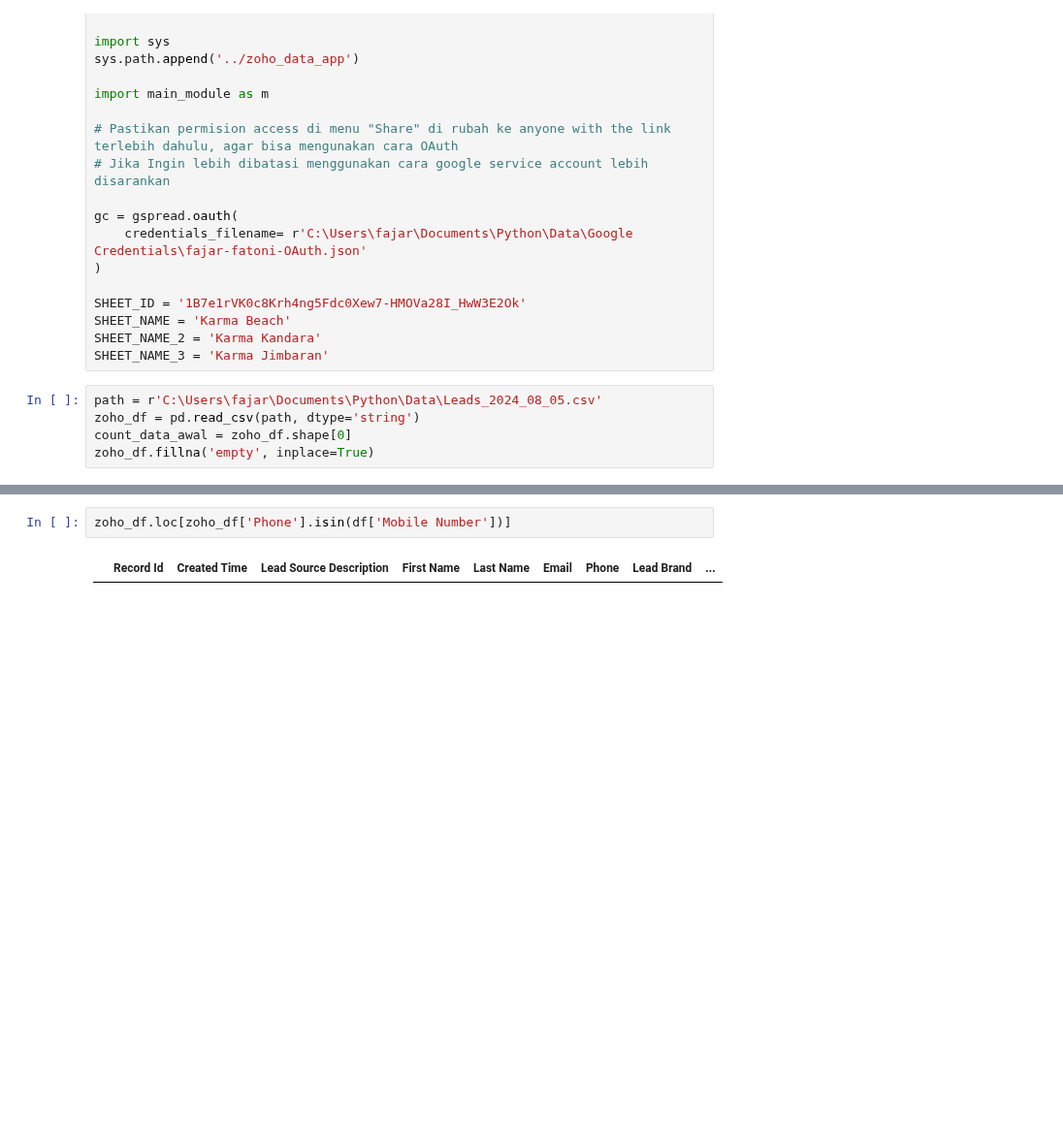
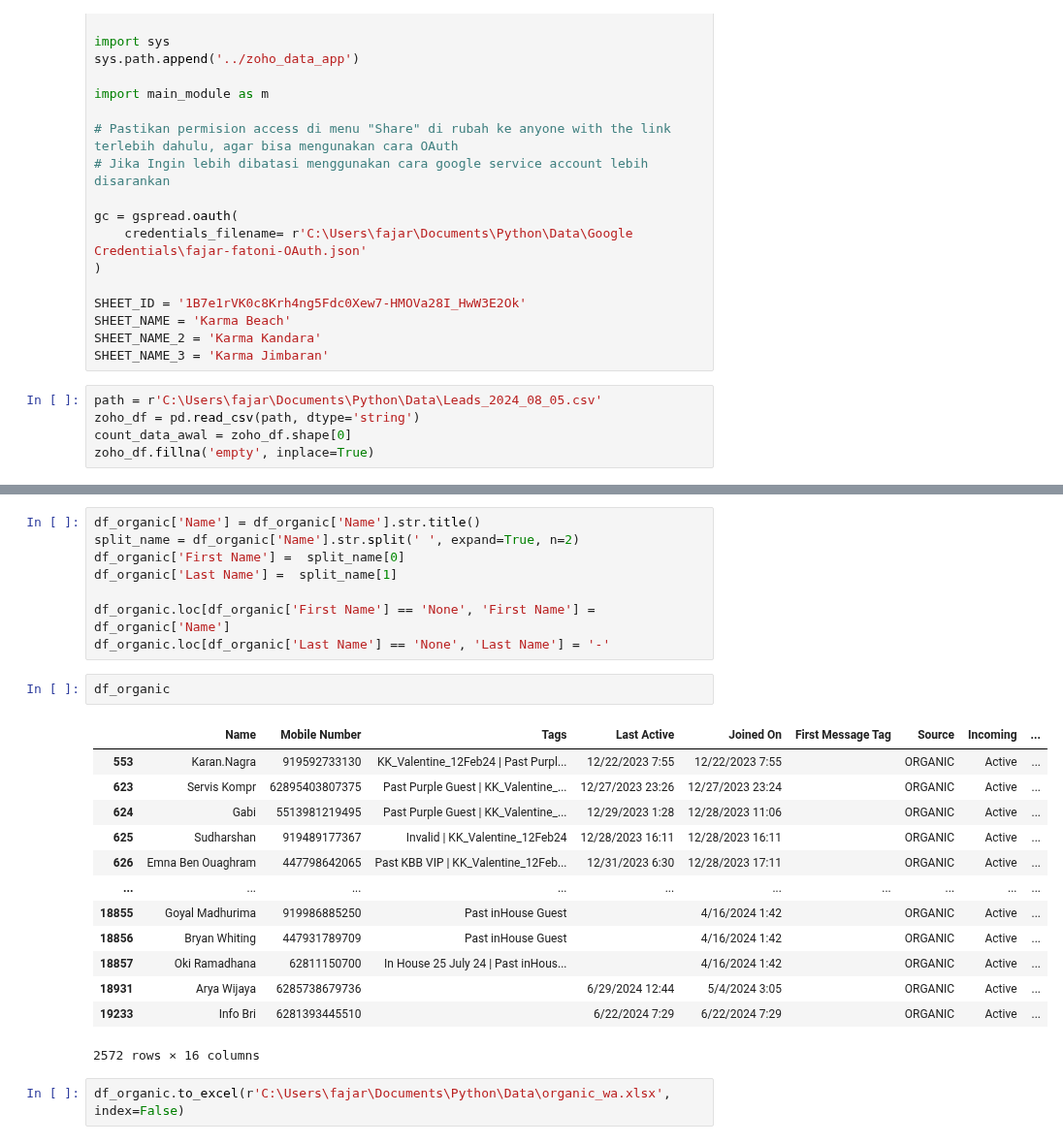
Before and after one commit to fajarfat1195/python.github.io, a Jupyter notebook: gsheet_app/gsheet_app_oauth_client copy.ipynb, the cells around one changed output, grey strips where cells are left out. Shown at 97% size. Saved outputs shown, nothing was run; the diff lists cells and outputs as text; blank space fills up the shorter version.

```diff
--- a/gsheet_app/gsheet_app_oauth_client copy.ipynb
+++ b/gsheet_app/gsheet_app_oauth_client copy.ipynb
@@ -160,4 +101,26 @@ zoho_df
-# %%
-zoho_df.loc[zoho_df['Phone'].isin(df['Mobile Number'])]
-# %% [output]
-|  | Record Id | Created Time | Lead Source Description | First Name | Last Name | Email | Phone | Lead Brand | ... |
+# %%
+df_organic['Name'] = df_organic['Name'].str.title()
+split_name = df_organic['Name'].str.split(' ', expand=True, n=2)
+df_organic['First Name'] =  split_name[0]
+df_organic['Last Name'] =  split_name[1]
+
+df_organic.loc[df_organic['First Name'] == 'None', 'First Name'] = df_organic['Name']
+df_organic.loc[df_organic['Last Name'] == 'None', 'Last Name'] = '-'
+# %%
+df_organic
+# %% [output]
+|  | Name | Mobile Number | Tags | Last Active | Joined On | First Message Tag | Source | Incoming | ... |
+| 553 | Karan.Nagra | 919592733130 | KK_Valentine_12Feb24 | Past Purpl... | 12/22/2023 7:55 | 12/22/2023 7:55 |  | ORGANIC | Active | ... |
+| 623 | Servis Kompr | 62895403807375 | Past Purple Guest | KK_Valentine_... | 12/27/2023 23:26 | 12/27/2023 23:24 |  | ORGANIC | Active | ... |
+| 624 | Gabi | 5513981219495 | Past Purple Guest | KK_Valentine_... | 12/29/2023 1:28 | 12/28/2023 11:06 |  | ORGANIC | Active | ... |
+| 625 | Sudharshan | 919489177367 | Invalid | KK_Valentine_12Feb24 | 12/28/2023 16:11 | 12/28/2023 16:11 |  | ORGANIC | Active | ... |
+| 626 | Emna Ben Ouaghram | 447798642065 | Past KBB VIP | KK_Valentine_12Feb... | 12/31/2023 6:30 | 12/28/2023 17:11 |  | ORGANIC | Active | ... |
+| ... | ... | ... | ... | ... | ... | ... | ... | ... | ... |
+| 18855 | Goyal Madhurima | 919986885250 | Past inHouse Guest |  | 4/16/2024 1:42 |  | ORGANIC | Active | ... |
+| 18856 | Bryan Whiting | 447931789709 | Past inHouse Guest |  | 4/16/2024 1:42 |  | ORGANIC | Active | ... |
+| 18857 | Oki Ramadhana | 62811150700 | In House 25 July 24 | Past inHous... |  | 4/16/2024 1:42 |  | ORGANIC | Active | ... |
+| 18931 | Arya Wijaya | 6285738679736 |  | 6/29/2024 12:44 | 5/4/2024 3:05 |  | ORGANIC | Active | ... |
+| 19233 | Info Bri | 6281393445510 |  | 6/22/2024 7:29 | 6/22/2024 7:29 |  | ORGANIC | Active | ... |
+2572 rows × 16 columns
+# %%
+df_organic.to_excel(r'C:\Users\fajar\Documents\Python\Data\organic_wa.xlsx', index=False)
```
Also changed, not shown: parts of 6 cells of this notebook, 4 other files.
